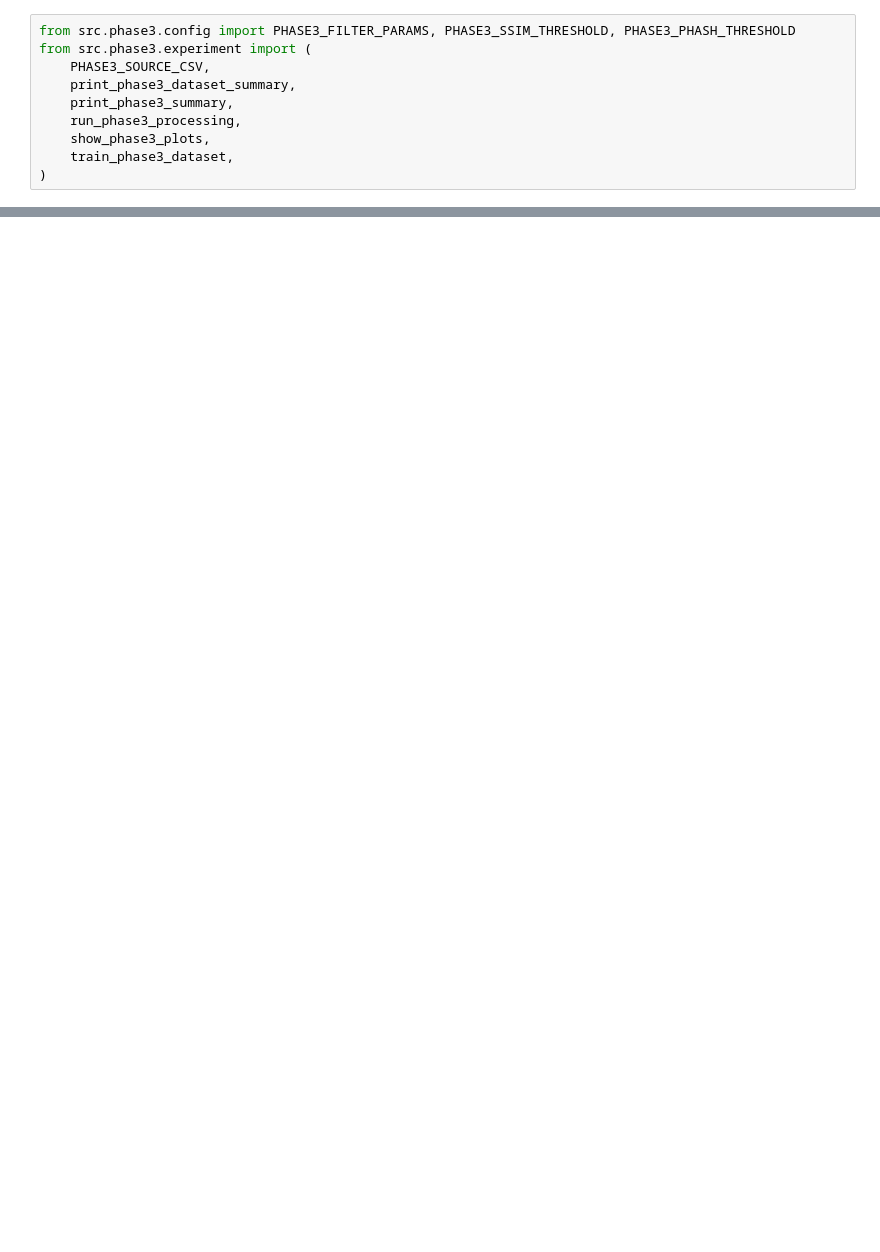
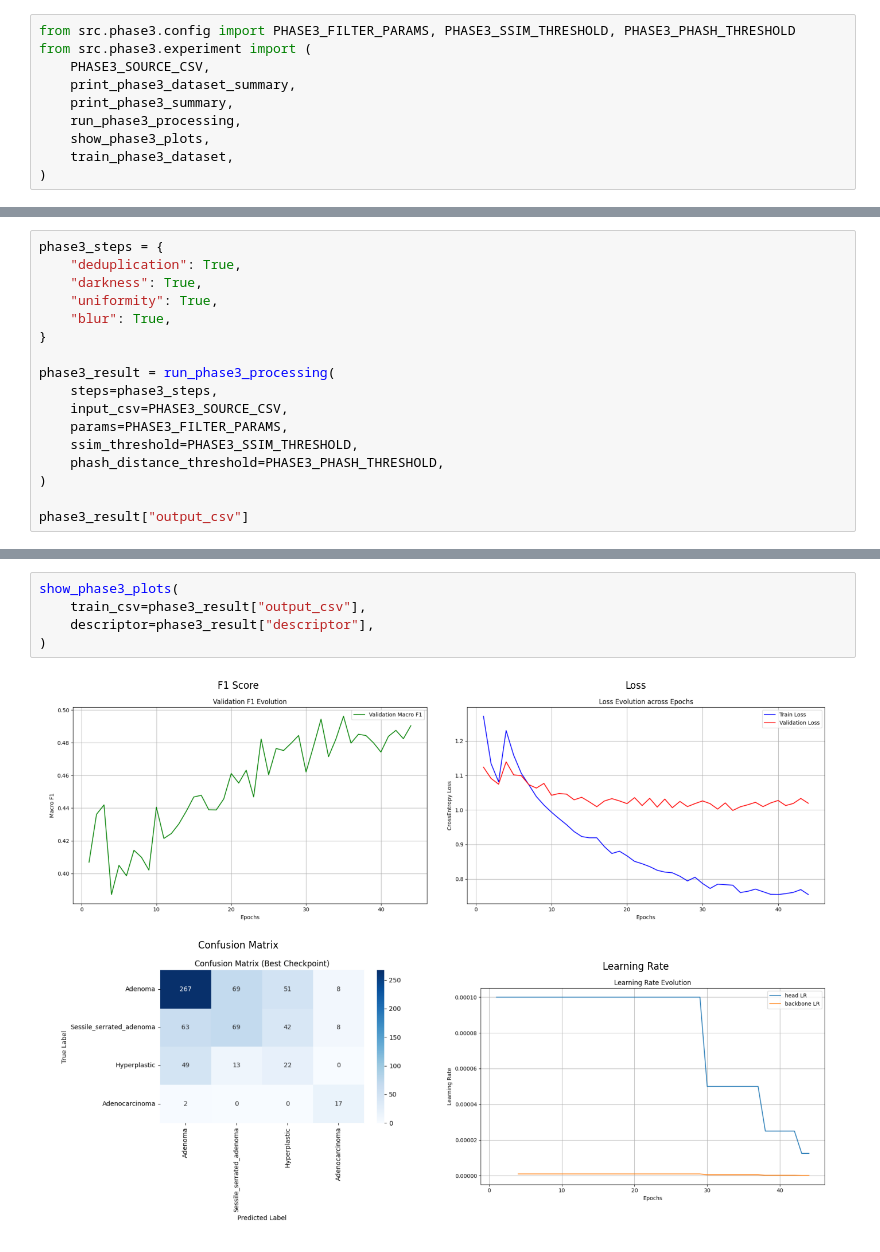
Before and after one commit to luismz14/TFG-DataCentric-AI, a Jupyter notebook: phase3.ipynb, the cells around one changed output, grey strips where cells are left out. Drawn from its saved outputs; the diff is of its cells as text; blank space fills up the shorter version.

```diff
--- a/phase3.ipynb
+++ b/phase3.ipynb
@@ -47,0 +105,17 @@ print_phase3_summary(
+# %%
+phase3_steps = {
+    "deduplication": True,
+    "darkness": True,
+    "uniformity": True,
+    "blur": True,
+}
+
+phase3_result = run_phase3_processing(
+    steps=phase3_steps,
+    input_csv=PHASE3_SOURCE_CSV,
+    params=PHASE3_FILTER_PARAMS,
+    ssim_threshold=PHASE3_SSIM_THRESHOLD,
+    phash_distance_threshold=PHASE3_PHASH_THRESHOLD,
+)
+
+phase3_result["output_csv"]
@@ -47,0 +157,7 @@ print_phase3_summary(
+# %%
+show_phase3_plots(
+    train_csv=phase3_result["output_csv"],
+    descriptor=phase3_result["descriptor"],
+)
+# %% [output]
+[figure, added]
```
Also changed, not shown: parts of 11 cells of this notebook, 5 other files.
